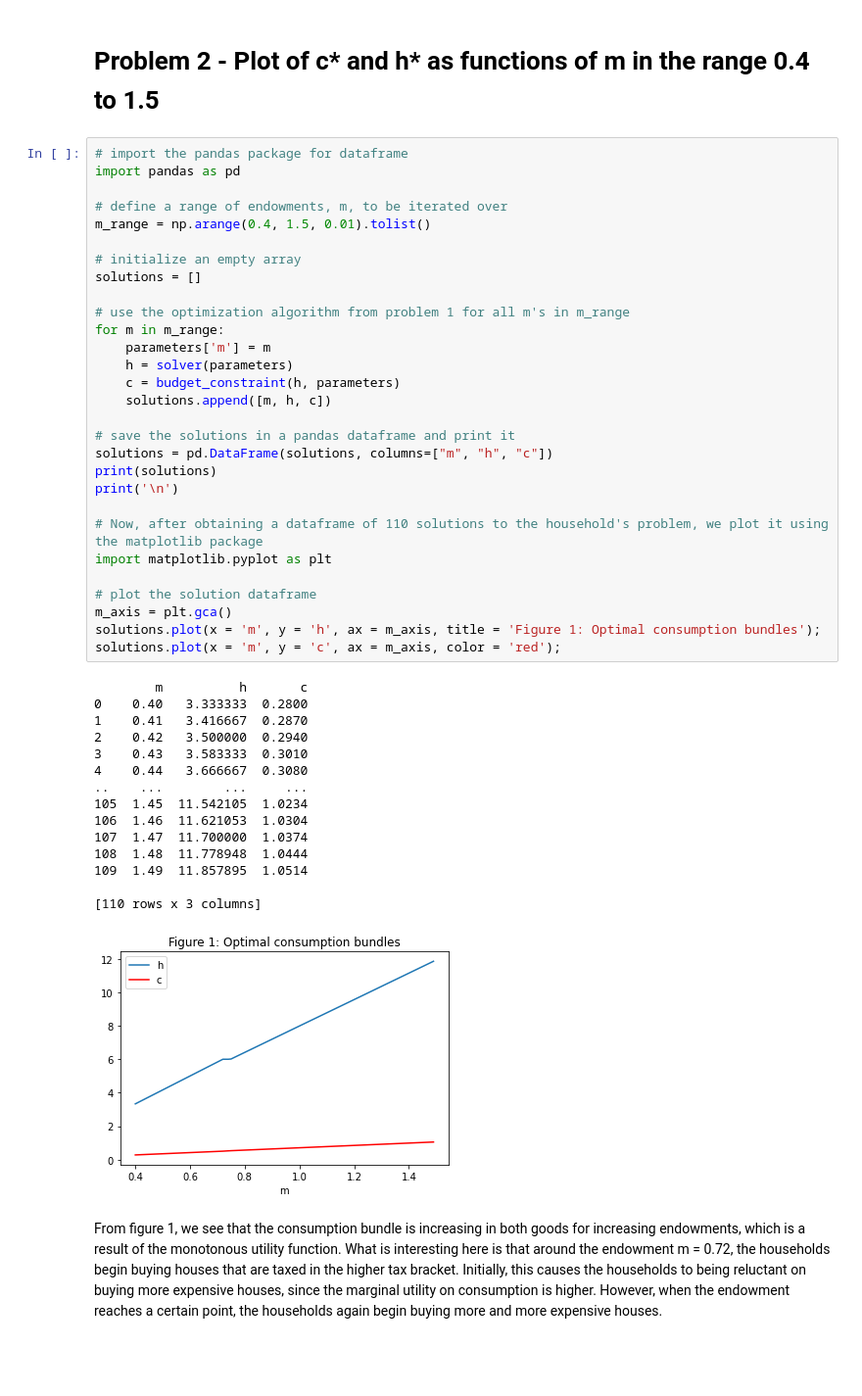
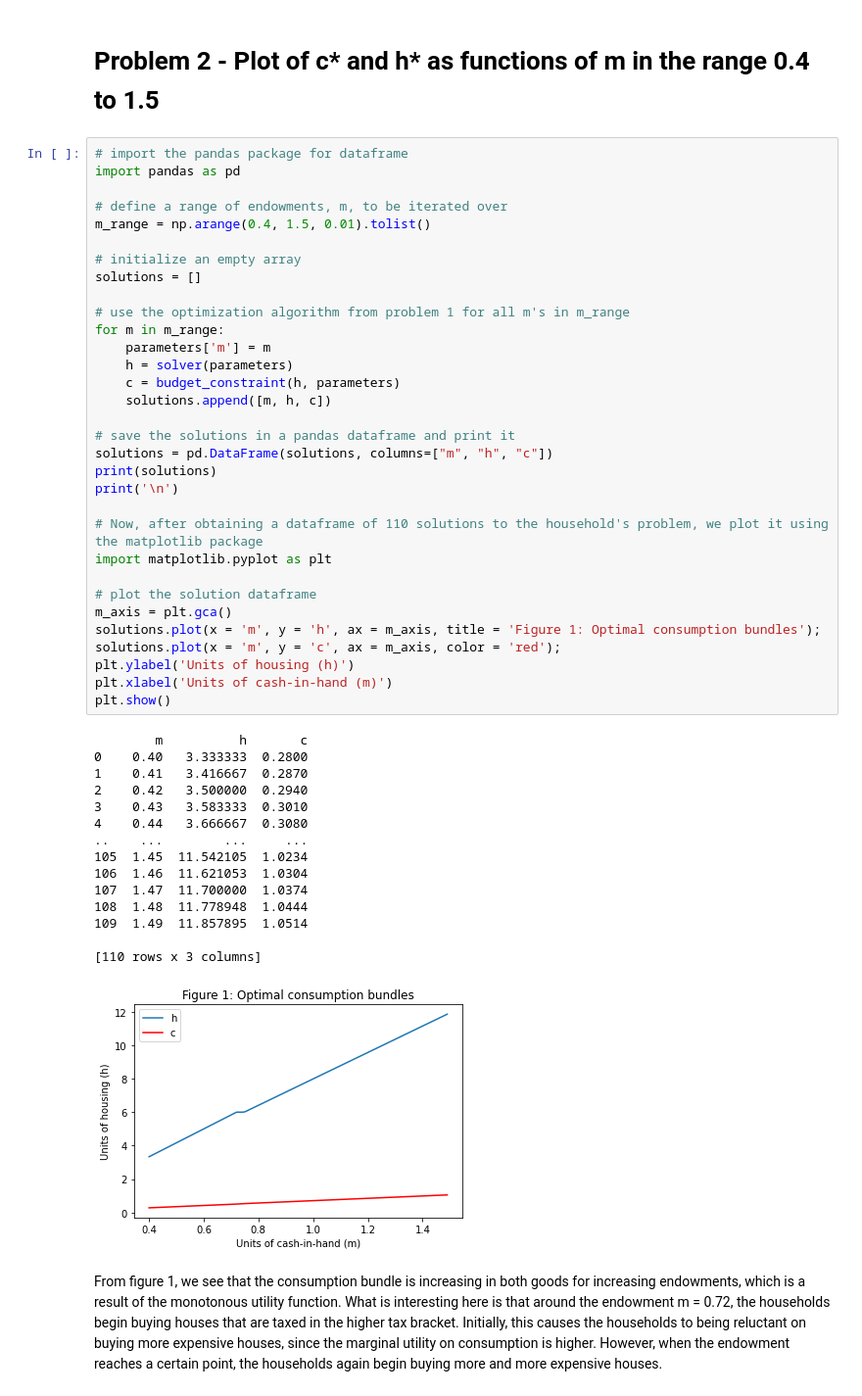
Before and after one commit to frederikbachdk/Python-UCPH, a Jupyter notebook: inauguralproject/inauguralproject.ipynb, the cells around one changed output. Shown: that part at 98% size. Saved outputs shown, nothing was run; the diff lists cells and outputs as text; blank space fills up the shorter version.

```diff
--- a/inauguralproject/inauguralproject.ipynb
+++ b/inauguralproject/inauguralproject.ipynb
@@ -142,34 +141,37 @@ for m in m_range:
     c = budget_constraint(h, parameters)
     solutions.append([m, h, c])
 
 # save the solutions in a pandas dataframe and print it
 solutions = pd.DataFrame(solutions, columns=["m", "h", "c"])
 print(solutions)
 print('\n')
 
 # Now, after obtaining a dataframe of 110 solutions to the household's problem, we plot it using the matplotlib package
 import matplotlib.pyplot as plt
 
 # plot the solution dataframe
 m_axis = plt.gca()
 solutions.plot(x = 'm', y = 'h', ax = m_axis, title = 'Figure 1: Optimal consumption bundles');
 solutions.plot(x = 'm', y = 'c', ax = m_axis, color = 'red');
+plt.ylabel('Units of housing (h)')
+plt.xlabel('Units of cash-in-hand (m)')
+plt.show()
 # %% [output]
         m          h       c
 0    0.40   3.333333  0.2800
 1    0.41   3.416667  0.2870
 2    0.42   3.500000  0.2940
 3    0.43   3.583333  0.3010
 4    0.44   3.666667  0.3080
 ..    ...        ...     ...
 105  1.45  11.542105  1.0234
 106  1.46  11.621053  1.0304
 107  1.47  11.700000  1.0374
 108  1.48  11.778948  1.0444
 109  1.49  11.857895  1.0514
 
 [110 rows x 3 columns]
-[figure, old version]
+[figure, new version]
 # %% [markdown]
 From figure 1, we see that the consumption bundle is increasing in both goods for increasing endowments, which is a result of the monotonous utility function. What is interesting here is that around the endowment m = 0.72, the households begin buying houses that are taxed in the higher tax bracket. Initially, this causes the households to being reluctant on buying more expensive houses, since the marginal utility on consumption is higher. However, when the endowment reaches a certain point, the households again begin buying more and more expensive houses.
 # %% [markdown]
```
Also changed, not shown: parts of 2 cells of this notebook, 1 other file.
